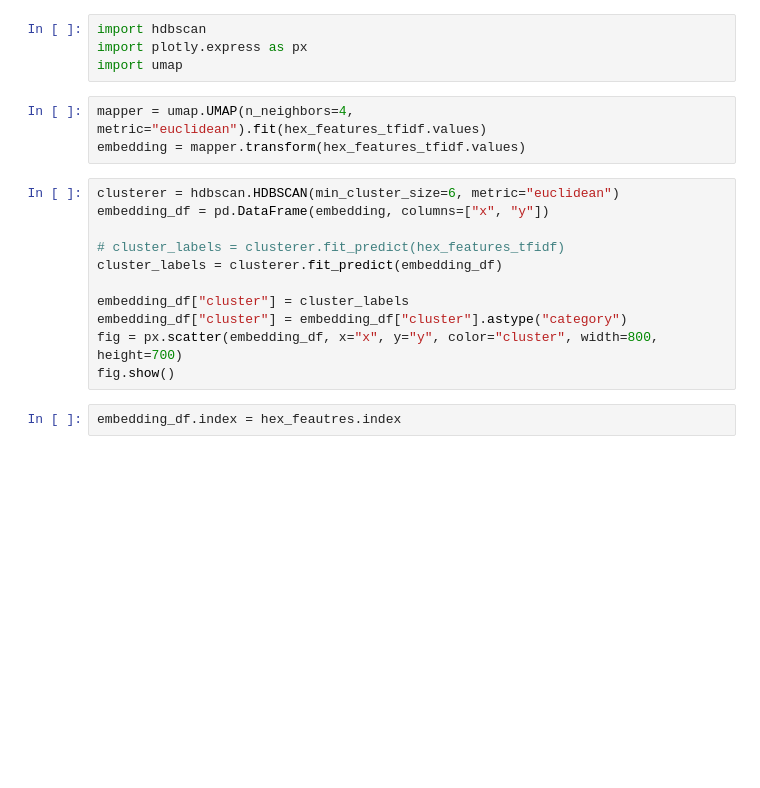
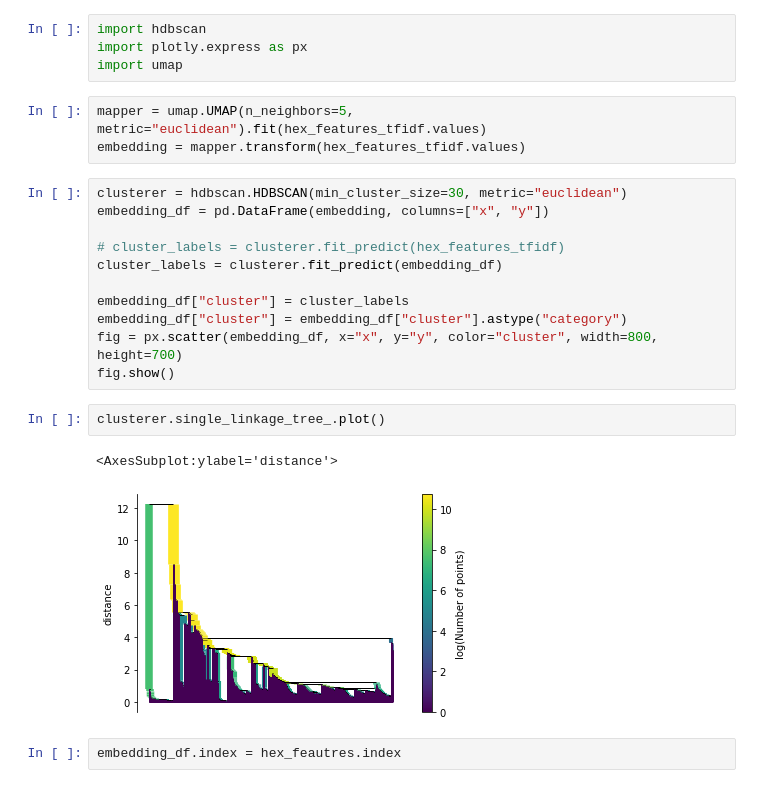
Before and after one commit to Calychas/highway2vec, a Jupyter notebook: notebooks/h3.ipynb, the cells around one changed output. Cells and saved outputs as stored; diff of their text form; blank space fills up the shorter version.

```diff
--- a/notebooks/h3.ipynb
+++ b/notebooks/h3.ipynb
@@ -206,10 +104,10 @@ import hdbscan
 import plotly.express as px
 import umap
 # %%
-mapper = umap.UMAP(n_neighbors=4, metric="euclidean").fit(hex_features_tfidf.values)
+mapper = umap.UMAP(n_neighbors=5, metric="euclidean").fit(hex_features_tfidf.values)
 embedding = mapper.transform(hex_features_tfidf.values)
 # %%
-clusterer = hdbscan.HDBSCAN(min_cluster_size=6, metric="euclidean")
+clusterer = hdbscan.HDBSCAN(min_cluster_size=30, metric="euclidean")
 embedding_df = pd.DataFrame(embedding, columns=["x", "y"])
 
 # cluster_labels = clusterer.fit_predict(hex_features_tfidf)
@@ -219,6 +117,11 @@ embedding_df["cluster"] = cluster_labels
 embedding_df["cluster"] = embedding_df["cluster"].astype("category")
 fig = px.scatter(embedding_df, x="x", y="y", color="cluster", width=800, height=700)
 fig.show()
+# %%
+clusterer.single_linkage_tree_.plot()
+# %% [output]
+<AxesSubplot:ylabel='distance'>
+[figure, added]
 # %%
 embedding_df.index = hex_feautres.index
 # %%
```
Also changed, not shown: parts of 28 cells of this notebook, 10 other files.
